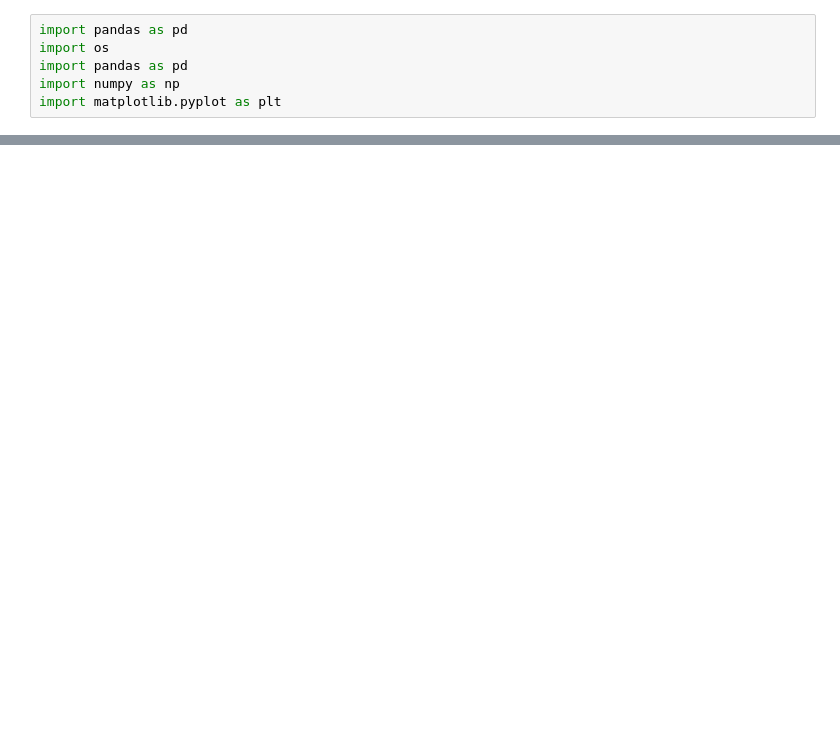
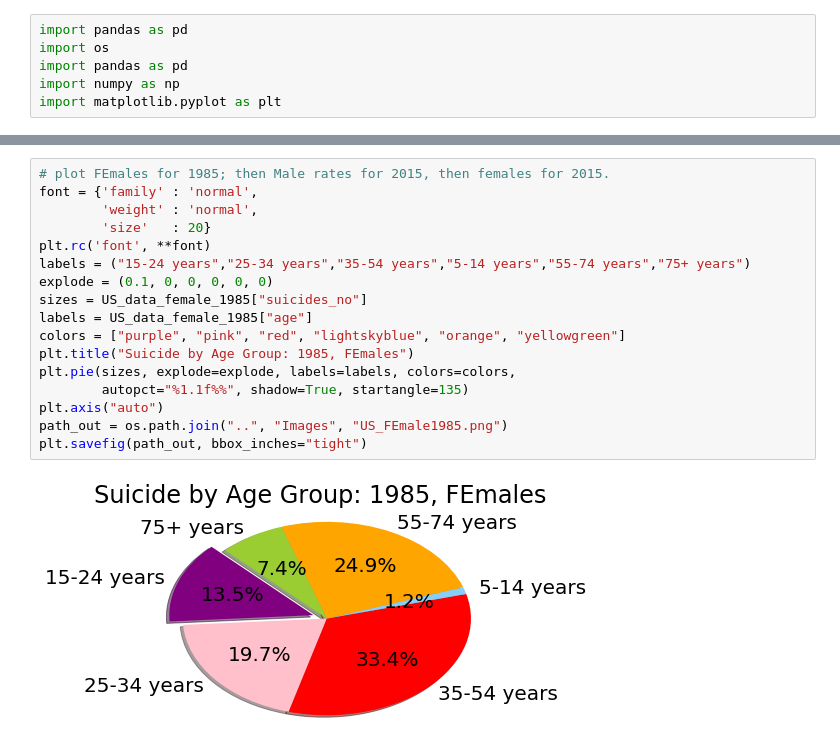
Before and after one commit to aeclaman/Project1, a Jupyter notebook: notebooks/group_suicide.ipynb, the cells around one changed output, grey strips where cells are left out. Saved outputs shown, nothing was run; the diff lists cells and outputs as text; blank space fills up the shorter version.

```diff
--- a/notebooks/group_suicide.ipynb
+++ b/notebooks/group_suicide.ipynb
@@ -104,0 +155,19 @@ print(year_set)               ## 1985 - 2016, but missing value after 2014
+# %%
+# plot FEmales for 1985; then Male rates for 2015, then females for 2015.
+font = {'family' : 'normal',
+        'weight' : 'normal',
+        'size'   : 20}
+plt.rc('font', **font)
+labels = ("15-24 years","25-34 years","35-54 years","5-14 years","55-74 years","75+ years")
+explode = (0.1, 0, 0, 0, 0, 0)
+sizes = US_data_female_1985["suicides_no"]
+labels = US_data_female_1985["age"]
+colors = ["purple", "pink", "red", "lightskyblue", "orange", "yellowgreen"]
+plt.title("Suicide by Age Group: 1985, FEmales")
+plt.pie(sizes, explode=explode, labels=labels, colors=colors,
+        autopct="%1.1f%%", shadow=True, startangle=135)
+plt.axis("auto")
+path_out = os.path.join("..", "Images", "US_FEmale1985.png")
+plt.savefig(path_out, bbox_inches="tight")
+# %% [output]
+[figure, added]
```
Also changed, not shown: parts of 19 cells of this notebook, 6 other files.
